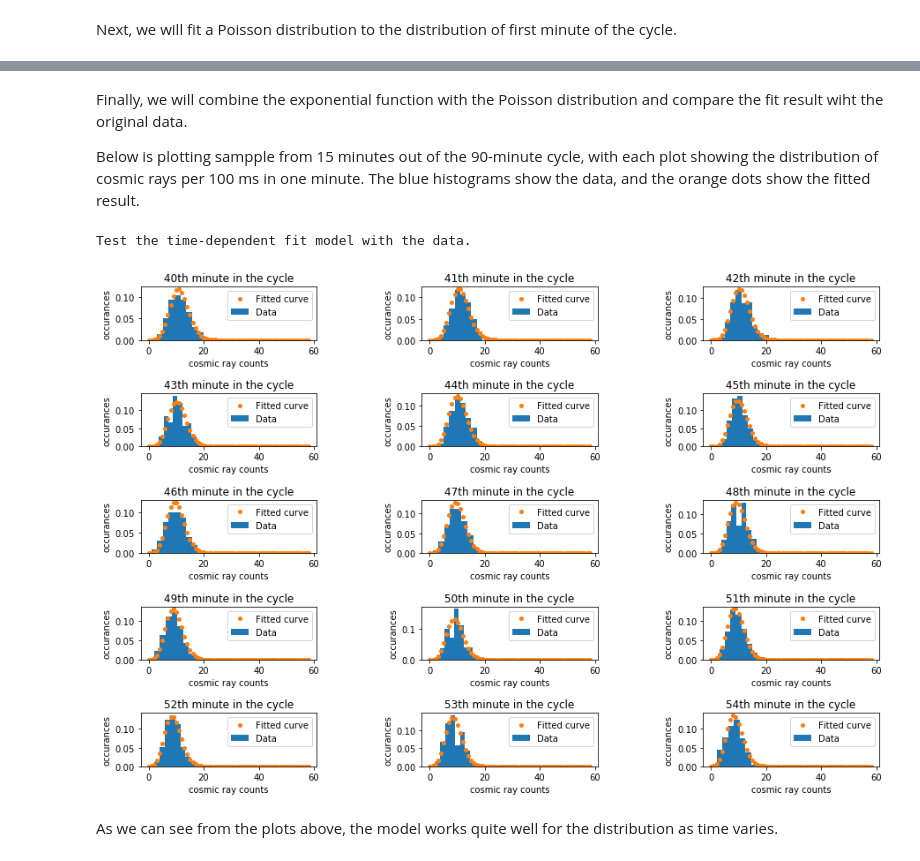
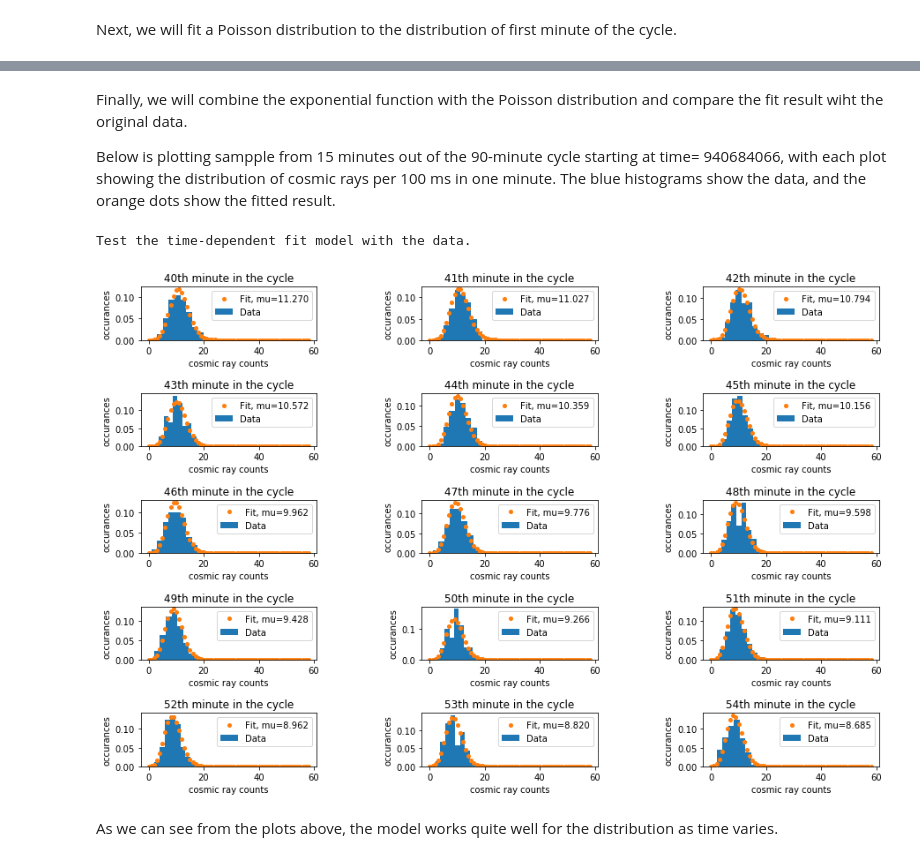
Before and after one commit to nchen269/PHYS434, a Jupyter notebook: Lab4report.ipynb, the cells around one changed output, grey strips where cells are left out. Saved outputs shown, nothing was run; the diff lists cells and outputs as text; code cells hidden in the pictures.

```diff
--- a/Lab4report.ipynb
+++ b/Lab4report.ipynb
@@ -133,31 +132,31 @@ ample from 15 minutes out of the 90-minute cycle, with each plot showing the dis
 # %% [markdown]
 Finally, we will combine the exponential function with the Poisson distribution and compare the fit result wiht the original data.
 
-Below is plotting sampple from 15 minutes out of the 90-minute cycle, with each plot showing the distribution of cosmic rays per 100 ms in one minute. The blue histograms show the data, and the orange dots show the fitted result.
+Below is plotting sampple from 15 minutes out of the 90-minute cycle starting at time= 940684066, with each plot showing the distribution of cosmic rays per 100 ms in one minute. The blue histograms show the data, and the orange dots show the fitted result.
 # %%
 
 row = 5
 col = 3
 
 print('Test the time-dependent fit model with the data.')
 
 t_start=40
 f, axs = plt.subplots(row, col, figsize=(15, 10))
 plt.subplots_adjust(left=None, bottom=None, right=None, top=None, wspace=.6, hspace=1)
 for i in range(0,row ):
     for j in range(0, col):
         ax = axs[i][j]
         t_min= (i*3)+j
         ax.set_xlabel('cosmic ray counts')
         ax.set_ylabel('occurances')
         ax.hist(data[3][40500+(t_min*600):40500+(600*(t_min+1))],density=True,label='Data')
         mu=5.54 * np.exp(-0.0449 * t_min) + 5.73
-        ax.plot(bin_mid,poisson.pmf(bin_mid,mu),'o',ms=4, label='Fitted curve')
+        ax.plot(bin_mid,poisson.pmf(bin_mid,mu),'o',ms=4, label='Fit, mu={:.3f}'.format(mu))
         ax.legend()
         ax.set_title('{:d}th minute in the cycle'.format(t_start+t_min))
 # %% [output]
 Test the time-dependent fit model with the data.
-[figure, old version]
+[figure, new version]
 # %% [markdown]
 As we can see from the plots above, the model works quite well for the distribution as time varies.
 # %% [markdown]
```
Also changed, not shown: parts of 18 cells of this notebook, 1 other file.
